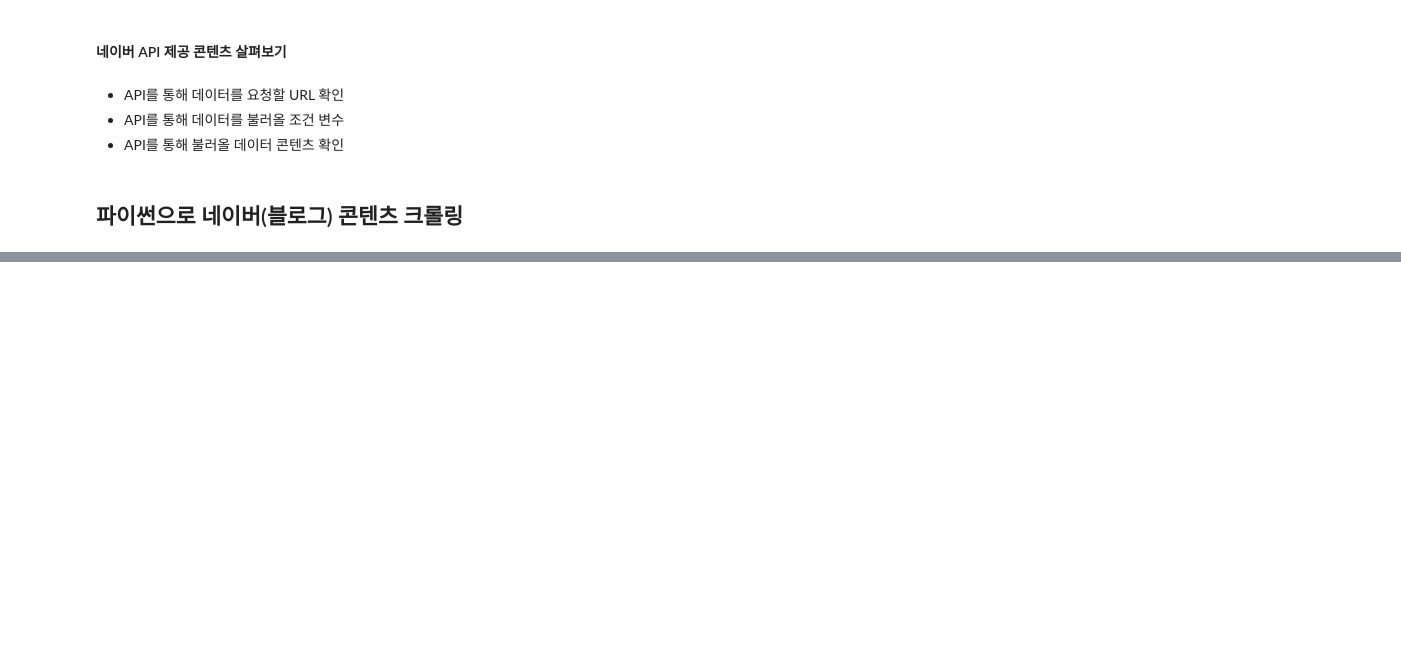
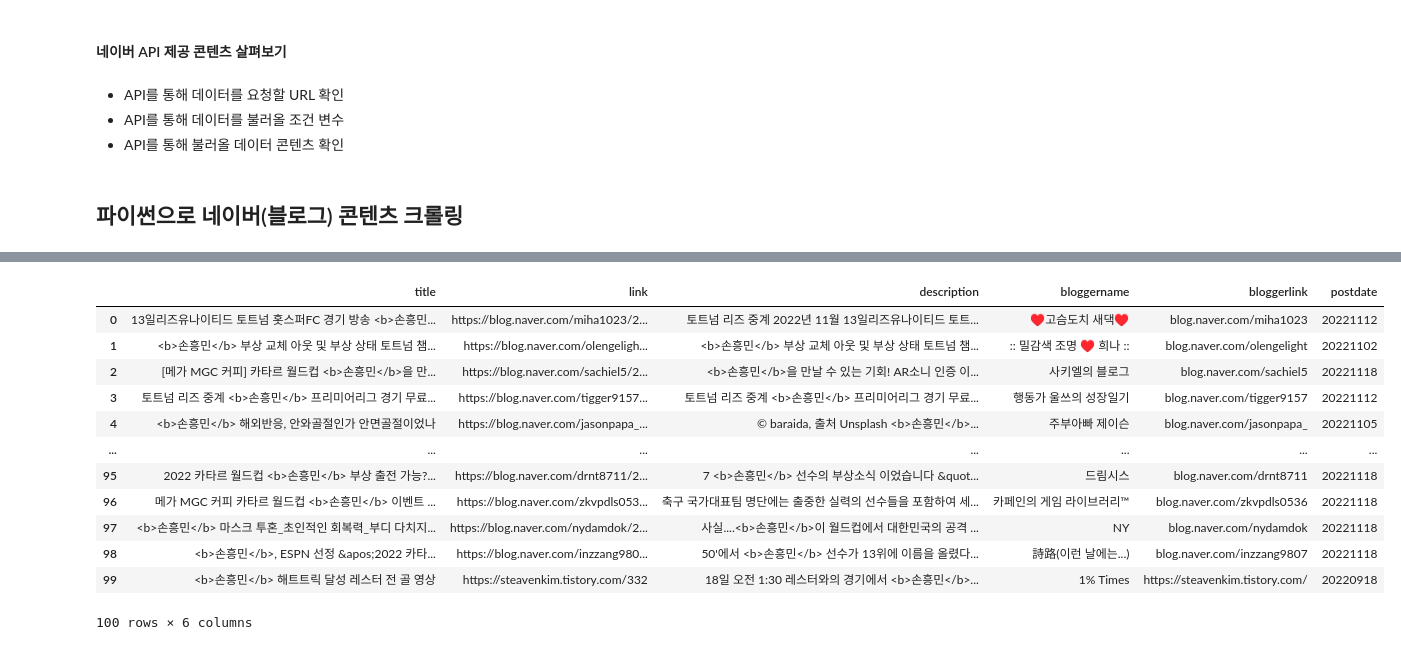
Before and after one commit to kanakhan/GMSW, a Jupyter notebook: API크롤링.ipynb, the cells around one changed output, grey strips where cells are left out. Cells and saved outputs as stored; diff of their text form; code cells hidden in the pictures; blank space fills up the shorter version.

```diff
--- a/API크롤링.ipynb
+++ b/API크롤링.ipynb
@@ -159,0 +209,16 @@ else:
+# %%
+blog_df
+# %% [output]
+|  | title | link | description | bloggername | bloggerlink | postdate |
+| 0 | 13일리즈유나이티드 토트넘 홋스퍼FC 경기 방송 <b>손흥민... | https://blog.naver.com/miha1023/2... | 토트넘 리즈 중계 2022년 11월 13일리즈유나이티드 토트... | ♥고슴도치 새댁♥ | blog.naver.com/miha1023 | 20221112 |
+| 1 | <b>손흥민</b> 부상 교체 아웃 및 부상 상태 토트넘 챔... | https://blog.naver.com/olengeligh... | <b>손흥민</b> 부상 교체 아웃 및 부상 상태 토트넘 챔... | :: 밀감색 조명 ♥ 희나 :: | blog.naver.com/olengelight | 20221102 |
+| 2 | [메가 MGC 커피] 카타르 월드컵 <b>손흥민</b>을 만... | https://blog.naver.com/sachiel5/2... | <b>손흥민</b>을 만날 수 있는 기회! AR소니 인증 이... | 사키엘의 블로그 | blog.naver.com/sachiel5 | 20221118 |
+| 3 | 토트넘 리즈 중계 <b>손흥민</b> 프리미어리그 경기 무료... | https://blog.naver.com/tigger9157... | 토트넘 리즈 중계 <b>손흥민</b> 프리미어리그 경기 무료... | 행동가 울쓰의 성장일기 | blog.naver.com/tigger9157 | 20221112 |
+| 4 | <b>손흥민</b> 해외반응, 안와골절인가 안면골절이었나 | https://blog.naver.com/jasonpapa_... | © baraida, 출처 Unsplash <b>손흥민</b>... | 주부아빠 제이슨 | blog.naver.com/jasonpapa_ | 20221105 |
+| ... | ... | ... | ... | ... | ... | ... |
+| 95 | 2022 카타르 월드컵 <b>손흥민</b> 부상 출전 가능?... | https://blog.naver.com/drnt8711/2... | 7 <b>손흥민</b> 선수의 부상소식 이었습니다 &quot... | 드림시스 | blog.naver.com/drnt8711 | 20221118 |
+| 96 | 메가 MGC 커피 카타르 월드컵 <b>손흥민</b> 이벤트 ... | https://blog.naver.com/zkvpdls053... | 축구 국가대표팀 명단에는 출중한 실력의 선수들을 포함하여 세... | 카페인의 게임 라이브러리™ | blog.naver.com/zkvpdls0536 | 20221118 |
+| 97 | <b>손흥민</b> 마스크 투혼_초인적인 회복력_부디 다치지... | https://blog.naver.com/nydamdok/2... | 사실....<b>손흥민</b>이 월드컵에서 대한민국의 공격 ... | NY | blog.naver.com/nydamdok | 20221118 |
+| 98 | <b>손흥민</b>, ESPN 선정 &apos;2022 카타... | https://blog.naver.com/inzzang980... | 50'에서 <b>손흥민</b> 선수가 13위에 이름을 올렸다... | 詩路(이런 날에는...) | blog.naver.com/inzzang9807 | 20221118 |
+| 99 | <b>손흥민</b> 해트트릭 달성 레스터 전 골 영상 | https://steavenkim.tistory.com/332 | 18일 오전 1:30 레스터와의 경기에서 <b>손흥민</b>... | 1% Times | https://steavenkim.tistory.com/ | 20220918 |
+100 rows × 6 columns
```
Also changed, not shown: parts of 2 cells of this notebook.
